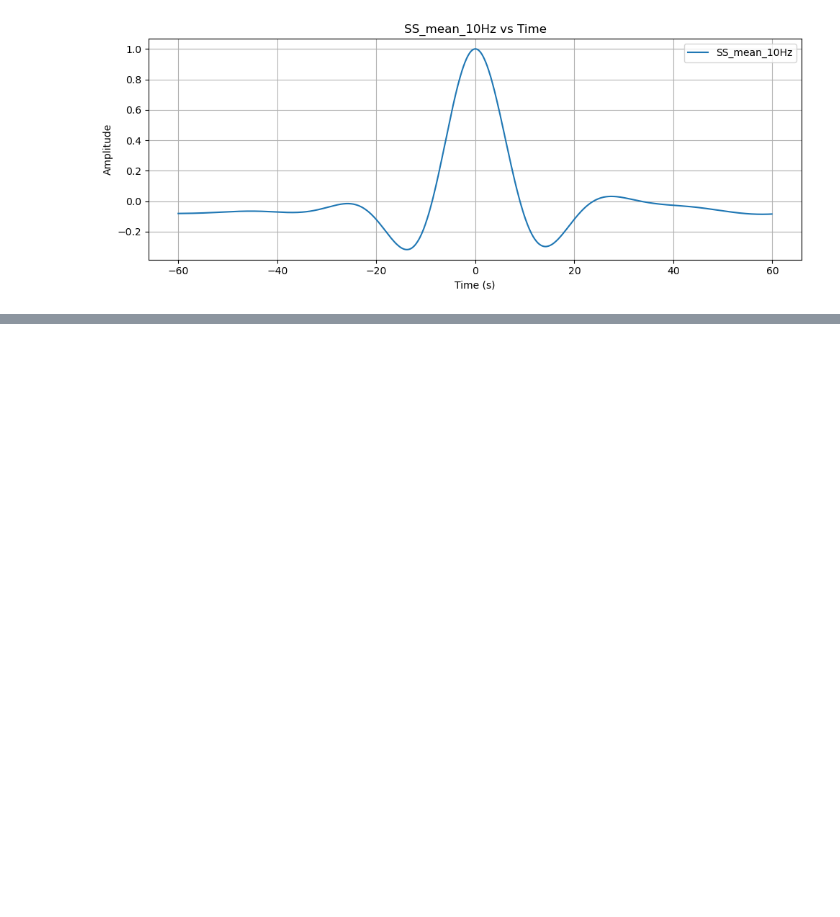
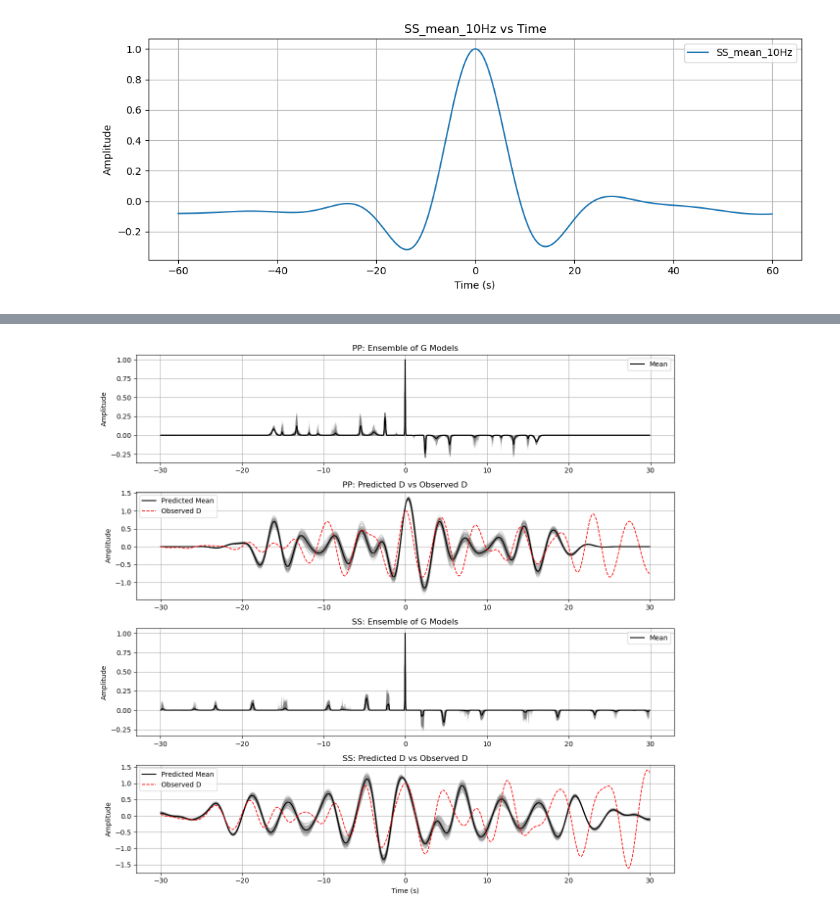
Before and after one commit to evanzzq/SHARP-SS, a Jupyter notebook: Debug.ipynb, the cells around one changed output, grey strips where cells are left out. Saved outputs shown, nothing was run; the diff lists cells and outputs as text; code cells hidden in the pictures; blank space fills up the shorter version.

```diff
--- a/Debug.ipynb
+++ b/Debug.ipynb
@@ -89,0 +152,13 @@ plt.show()
+# %%
+from sharp_ss.visualization import plot_rjmcmc_results_PP_SS_mars
+
+basedir = './S0976a_PP_SS/'
+npz_PP = './S0976a_PP/S0976a_PP.npz'
+npz_SS = './S0976a_SS/S0976a_SS.npz'
+
+plot_rjmcmc_results_PP_SS_mars(
+    basedir=basedir,
+    npz_PP=npz_PP,
+    npz_SS=npz_SS)
+# %% [output]
+[figure, added]
```
Also changed, not shown: parts of 5 cells of this notebook, 19 other files.
